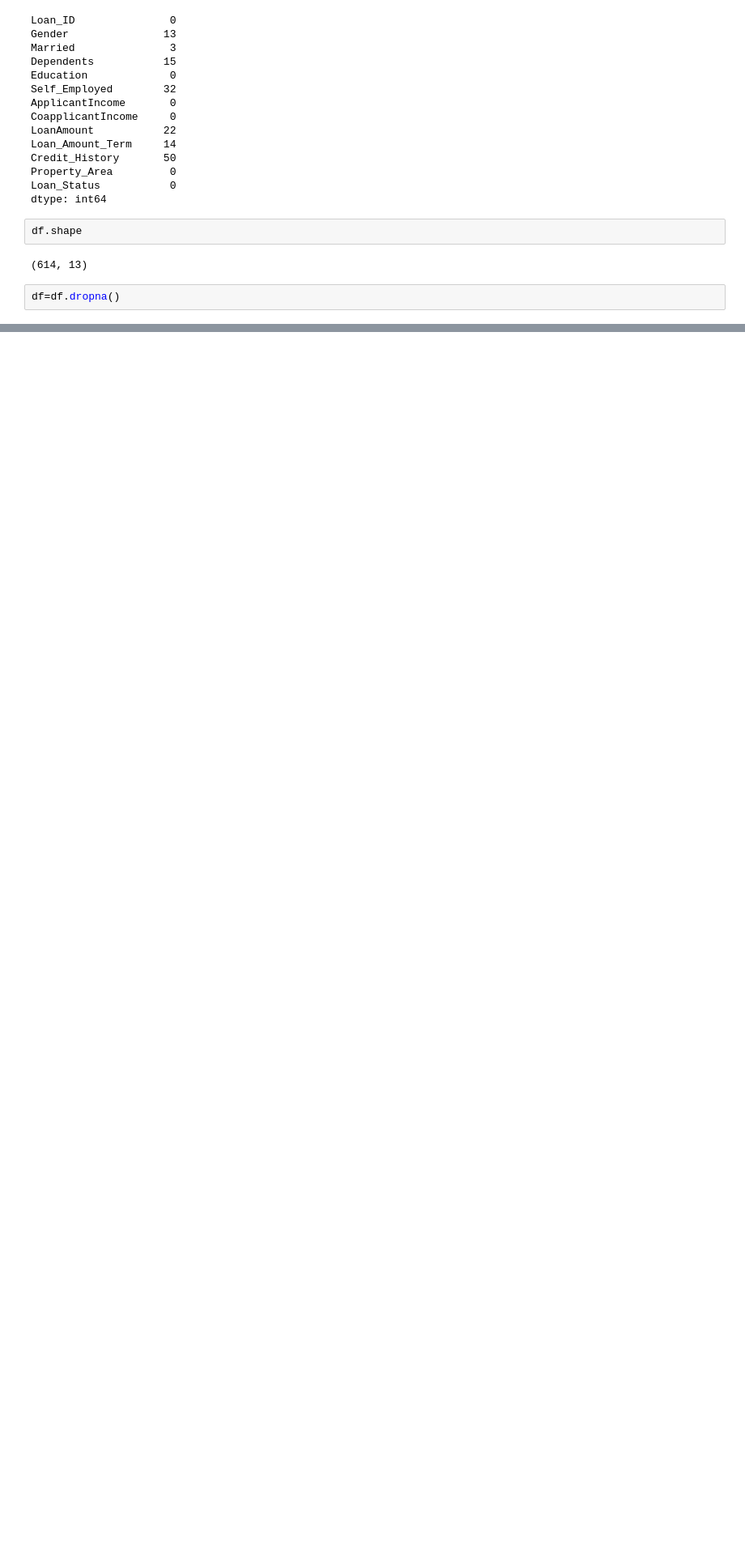
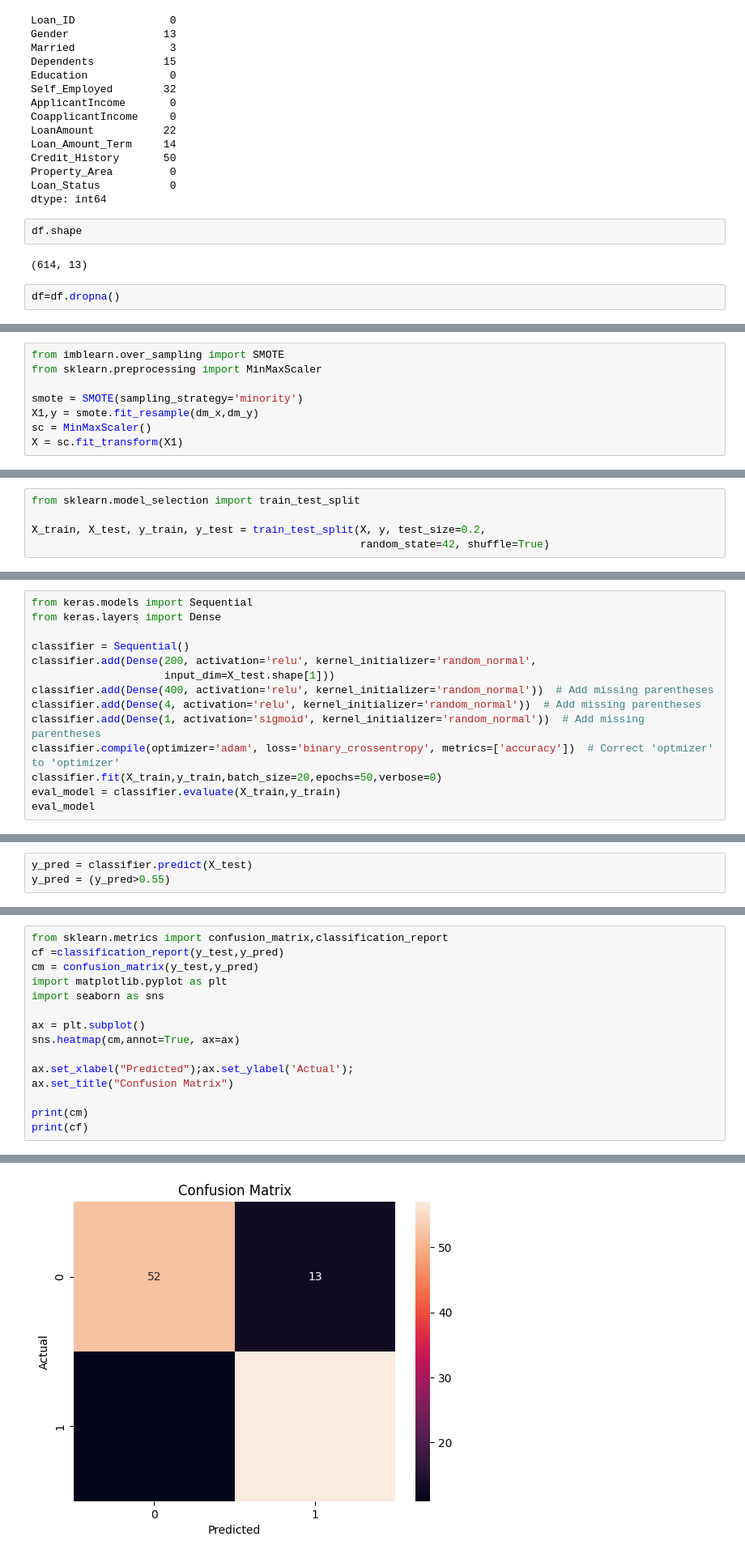
Before and after one commit to asheshh-lal/Loan-approval, a Jupyter notebook: Model.ipynb, the cells around one changed output, grey strips where cells are left out. Shown at 81% size. Saved outputs shown, nothing was run; the diff lists cells and outputs as text; blank space fills up the shorter version.

```diff
--- a/Model.ipynb
+++ b/Model.ipynb
@@ -67,0 +138,8 @@ memory usage: 52.5+ KB
+# %%
+from imblearn.over_sampling import SMOTE
+from sklearn.preprocessing import MinMaxScaler
+
+smote = SMOTE(sampling_strategy='minority')
+X1,y = smote.fit_resample(dm_x,dm_y)
+sc = MinMaxScaler()
+X = sc.fit_transform(X1)
@@ -67,0 +152,5 @@ memory usage: 52.5+ KB
+# %%
+from sklearn.model_selection import train_test_split
+
+X_train, X_test, y_train, y_test = train_test_split(X, y, test_size=0.2,
+                                                    random_state=42, shuffle=True)
@@ -67,0 +159,14 @@ memory usage: 52.5+ KB
+# %%
+from keras.models import Sequential
+from keras.layers import Dense
+
+classifier = Sequential()
+classifier.add(Dense(200, activation='relu', kernel_initializer='random_normal',
+                     input_dim=X_test.shape[1]))
+classifier.add(Dense(400, activation='relu', kernel_initializer='random_normal'))  # Add missing parentheses
+classifier.add(Dense(4, activation='relu', kernel_initializer='random_normal'))  # Add missing parentheses
+classifier.add(Dense(1, activation='sigmoid', kernel_initializer='random_normal'))  # Add missing parentheses
+classifier.compile(optimizer='adam', loss='binary_crossentropy', metrics=['accuracy'])  # Correct 'optmizer' to 'optimizer'
+classifier.fit(X_train,y_train,batch_size=20,epochs=50,verbose=0)
+eval_model = classifier.evaluate(X_train,y_train)
+eval_model
@@ -67,0 +176,3 @@ memory usage: 52.5+ KB
+# %%
+y_pred = classifier.predict(X_test)
+y_pred = (y_pred>0.55)
@@ -67,0 +181,16 @@ memory usage: 52.5+ KB
+# %%
+from sklearn.metrics import confusion_matrix,classification_report
+cf =classification_report(y_test,y_pred)
+cm = confusion_matrix(y_test,y_pred)
+import matplotlib.pyplot as plt
+import seaborn as sns
+
+ax = plt.subplot()
+sns.heatmap(cm,annot=True, ax=ax)
+
+ax.set_xlabel("Predicted");ax.set_ylabel('Actual');
+ax.set_title("Confusion Matrix")
+
+print(cm)
+print(cf)
+# %% [output]
@@ -67,0 +207 @@ memory usage: 52.5+ KB
+[figure, added]
```
Also changed, not shown: parts of 15 cells of this notebook.
